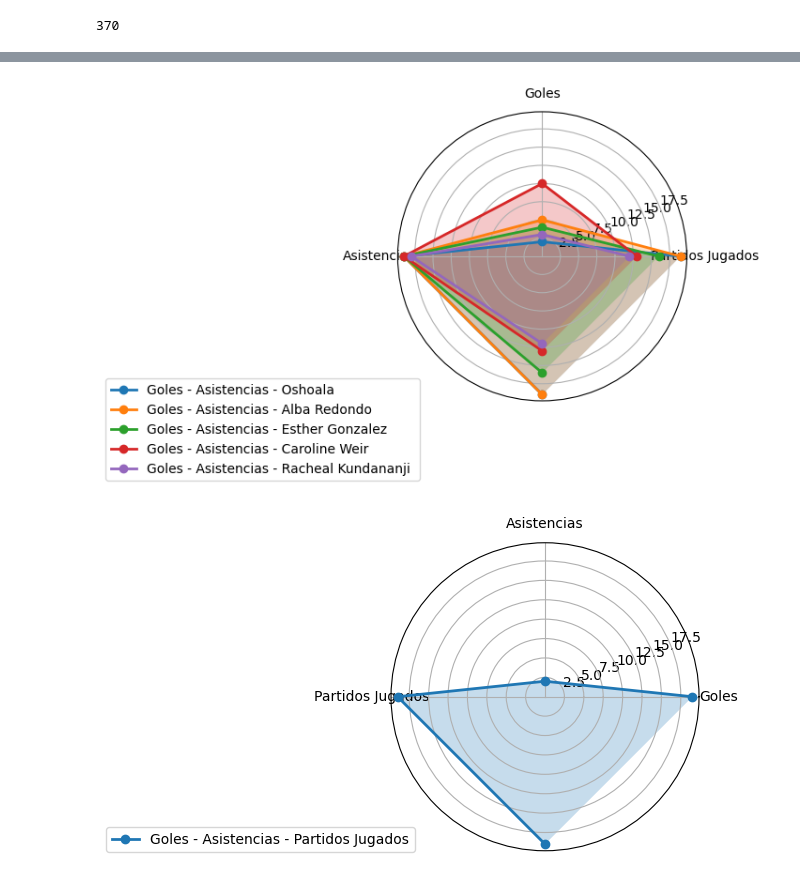
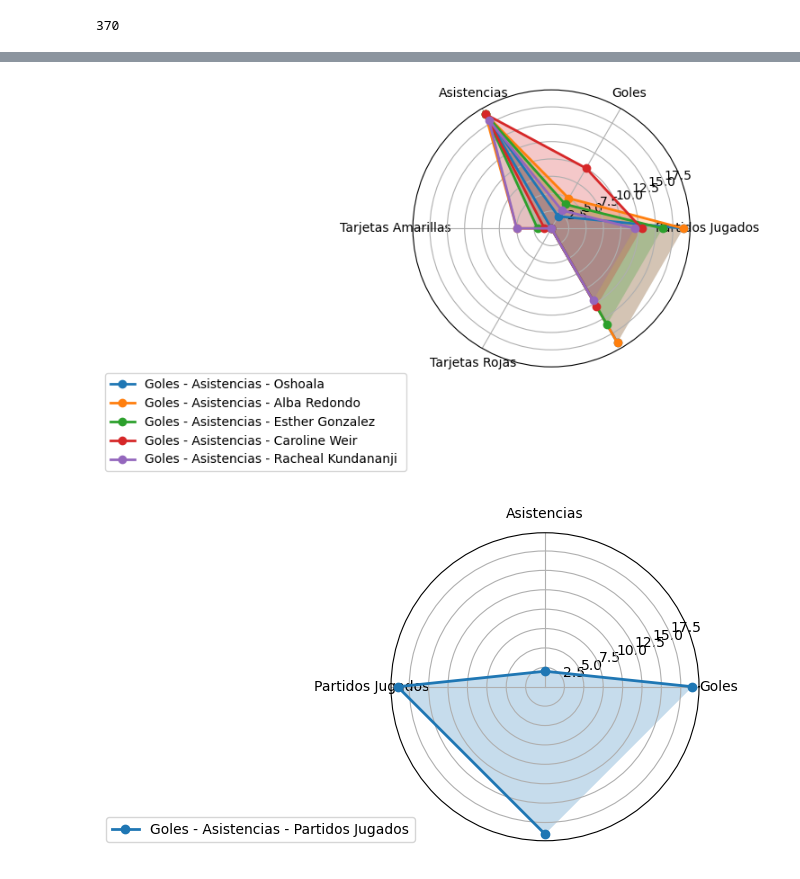
Before and after one commit to Molus13/Proyecto-Final, a Jupyter notebook: La Liga.ipynb, the cells around one changed output, grey strips where cells are left out. Saved outputs shown, nothing was run; the diff lists cells and outputs as text; code cells hidden in the pictures.

```diff
--- a/La Liga.ipynb
+++ b/La Liga.ipynb
@@ -102,33 +102,33 @@ df.info
 # %%
 import matplotlib.pyplot as plt
 # %%
-datos_jugadoras = [['Oshoala', [19, 2, 19]],
-    ['Alba Redondo', [19, 5, 19]],
-    ['Esther Gonzalez', [16, 4, 19]],
-    ['Caroline Weir ', [13, 10, 19]],
-    ['Racheal Kundananji ', [12, 3, 18]],
+datos_jugadoras = [['Oshoala', [19, 2, 19, 0, 0]],
+    ['Alba Redondo', [19, 5, 19, 5, 0]],
+    ['Esther Gonzalez', [16, 4, 19, 2, 0]],
+    ['Caroline Weir ', [13, 10, 19, 1, 0]],
+    ['Racheal Kundananji ', [12, 3, 18, 5, 0]],
 
 ]
 
 N = len(datos_jugadoras[0][1])
 angles = np.linspace(0, 2*np.pi, N+1, endpoint=False)
 
 fig = plt.figure(figsize=(6, 4))
 
 ax = fig.add_subplot(111, polar=True)
 
 for jugadora in datos_jugadoras:
     jugadora[1] = np.concatenate((jugadora[1], [jugadora[1][0]]))
 
     ax.plot(angles, jugadora[1], 'o-', linewidth=2, label="Goles - Asistencias - " + jugadora[0])
     ax.fill(angles, jugadora[1], alpha=0.25)
 
-plt.xticks(angles[:-1], ["Partidos Jugados", "Goles", "Asistencias"])
-plt.legend(loc='upper right', bbox_to_anchor=(0.1, 0.1))
+plt.xticks(angles[:-1], ["Partidos Jugados", "Goles", "Asistencias", "Tarjetas Amarillas", "Tarjetas Rojas"])
+plt.legend(loc='upper right', bbox_to_anchor=(0.0, 0.0))
 
 plt.show()
 # %% [output]
-[figure, old version]
+[figure, new version]
 # %%
 datos_jugador = ['Oshoala', [19, 2, 19, 0, 0]]
 
```
Also changed, not shown: parts of 7 cells of this notebook.
